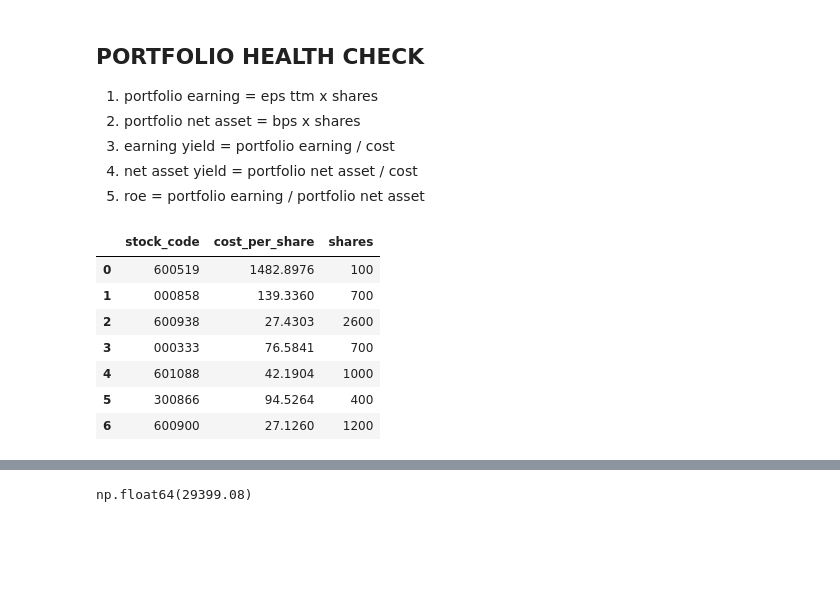
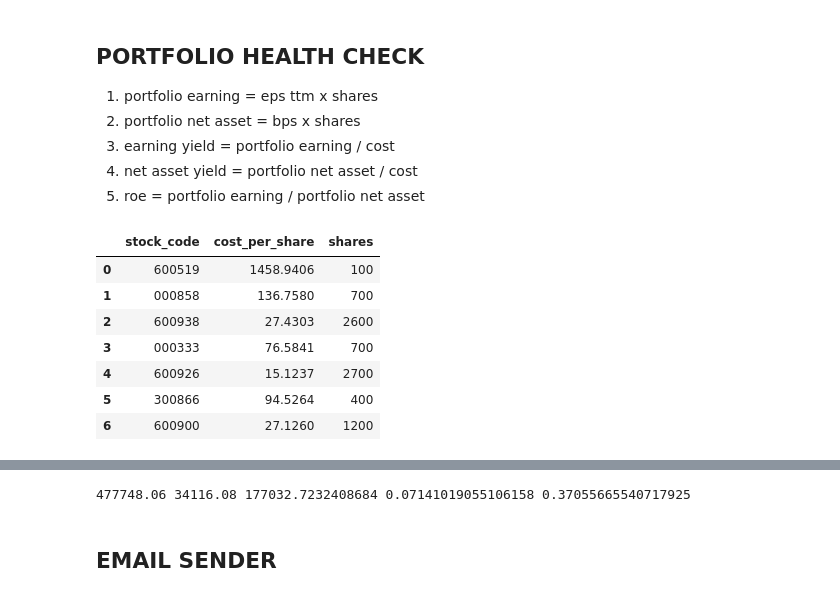
Before and after one commit to ProfessorErdo/stock-trend-tracker, a Jupyter notebook: notebooks/[manual]_portfolio_intrinsic_value_calculator.ipynb, the cells around one changed output, grey strips where cells are left out. Drawn from its saved outputs; the diff is of its cells as text; code cells hidden in the pictures; blank space fills up the shorter version.

Commit message:
add notebooks to calculate the portfolio and etf values with email sending function

```diff
--- a/notebooks/intrinsic_value_calculator.ipynb
+++ b/notebooks/[manual]_portfolio_intrinsic_value_calculator.ipynb
@@ -29,39 +24,38 @@ STOCK_SYMBOLS_3 = ['SH' + code if code.startswith("6") else 'SZ' + code for code
 4. net asset yield = portfolio net asset / cost
 5. roe = portfolio earning / portfolio net asset
 # %%
-# 20251209
-# investment_dict = {
-#     "stock_code": ["600519", "000858", "600938", "000333", "601088", "300866", "600900"],
-#     "cost_per_share": [1482.8976, 139.3360, 27.4303, 76.5841, 42.1904, 94.5264, 27.1260],
-#     "shares": [100, 700, 2600, 700, 1000, 400, 1200]
-# }
-
+# UPDATE THE DICTIONARY BELOW
 investment_dict = {
     '20251212': {
         "stock_code": ["600519", "000858", "600938", "000333", "601088", "300866", "600900"],
         "cost_per_share": [1482.8976, 139.3360, 27.4303, 76.5841, 42.1904, 94.5264, 27.1260],
         "shares": [100, 700, 2600, 700, 1000, 400, 1200]
     },
     '20251220': {
         "stock_code": ["600519", "000858", "600938", "000333", "600926", "300866", "600900"],
         "cost_per_share": [1458.9406, 136.7580, 27.4303, 76.5841, 15.1237, 94.5264, 27.1260],
         "shares": [100, 700, 2600, 700, 2700, 400, 1200]
     }
 
 }
 
-portfolio_date = '20251212'
+# CHANGE THE DATE HERE
+portfolio_date = '20251220'
 
+STOCK_CODES = investment_dict[portfolio_date]['stock_code']
+STOCK_SYMBOLS_1 = [code + ".SH" if code.startswith("6") else code + ".SZ" for code in STOCK_CODES ]
+STOCK_SYMBOLS_2 = ['sh' + code if code.startswith("6") else 'sz' + code for code in STOCK_CODES]
+STOCK_SYMBOLS_3 = ['SH' + code if code.startswith("6") else 'SZ' + code for code in STOCK_CODES]
 
 investment_df = pd.DataFrame(investment_dict[portfolio_date])
 investment_df
 # %% [output]
 |  | stock_code | cost_per_share | shares |
-| 0 | 600519 | 1482.8976 | 100 |
-| 1 | 000858 | 139.3360 | 700 |
+| 0 | 600519 | 1458.9406 | 100 |
+| 1 | 000858 | 136.7580 | 700 |
 | 2 | 600938 | 27.4303 | 2600 |
 | 3 | 000333 | 76.5841 | 700 |
-| 4 | 601088 | 42.1904 | 1000 |
+| 4 | 600926 | 15.1237 | 2700 |
 | 5 | 300866 | 94.5264 | 400 |
 | 6 | 600900 | 27.1260 | 1200 |
 # %%
@@ -143,7 +137,13 @@ portfolio_dfs.loc["portfolio"]
 | portfolio | portfolio_season_gap_10 | NaN | NaN | 2023-03-31 00:00:00 | 一季报 | NaN | NaN | NaN | ... |
 | portfolio | portfolio_season_gap_11 | NaN | NaN | 2022-12-31 00:00:00 | 年报 | NaN | NaN | NaN | ... |
 # %%
+portfolio_cost = portfolio_dfs.loc[portfolio_dfs.stock_code == "portfolio_season_gap_0", "cost"].values[0]
 portfolio_earning = portfolio_dfs.loc[portfolio_dfs.stock_code == "portfolio_season_gap_0", "porfolio_earning"].values[0]
-portfolio_earning
+portfolio_net_asset = portfolio_dfs.loc[portfolio_dfs.stock_code == "portfolio_season_gap_0", "porfolio_net_asset"].values[0]
+portfolio_earning_yield = portfolio_dfs.loc[portfolio_dfs.stock_code == "portfolio_season_gap_0", "earning_yield"].values[0]
+portfolio_net_asset_yield = portfolio_dfs.loc[portfolio_dfs.stock_code == "portfolio_season_gap_0", "net_asset_yield"].values[0]
+print(portfolio_cost, portfolio_earning, portfolio_net_asset, portfolio_earning_yield, portfolio_net_asset_yield)
 # %% [output]
-np.float64(29399.08)
+477748.06 34116.08 177032.7232408684 0.07141019055106158 0.37055665540717925
+# %% [markdown]
+## EMAIL SENDER
```
Also changed, not shown: parts of 4 cells of this notebook, 4 other files.
